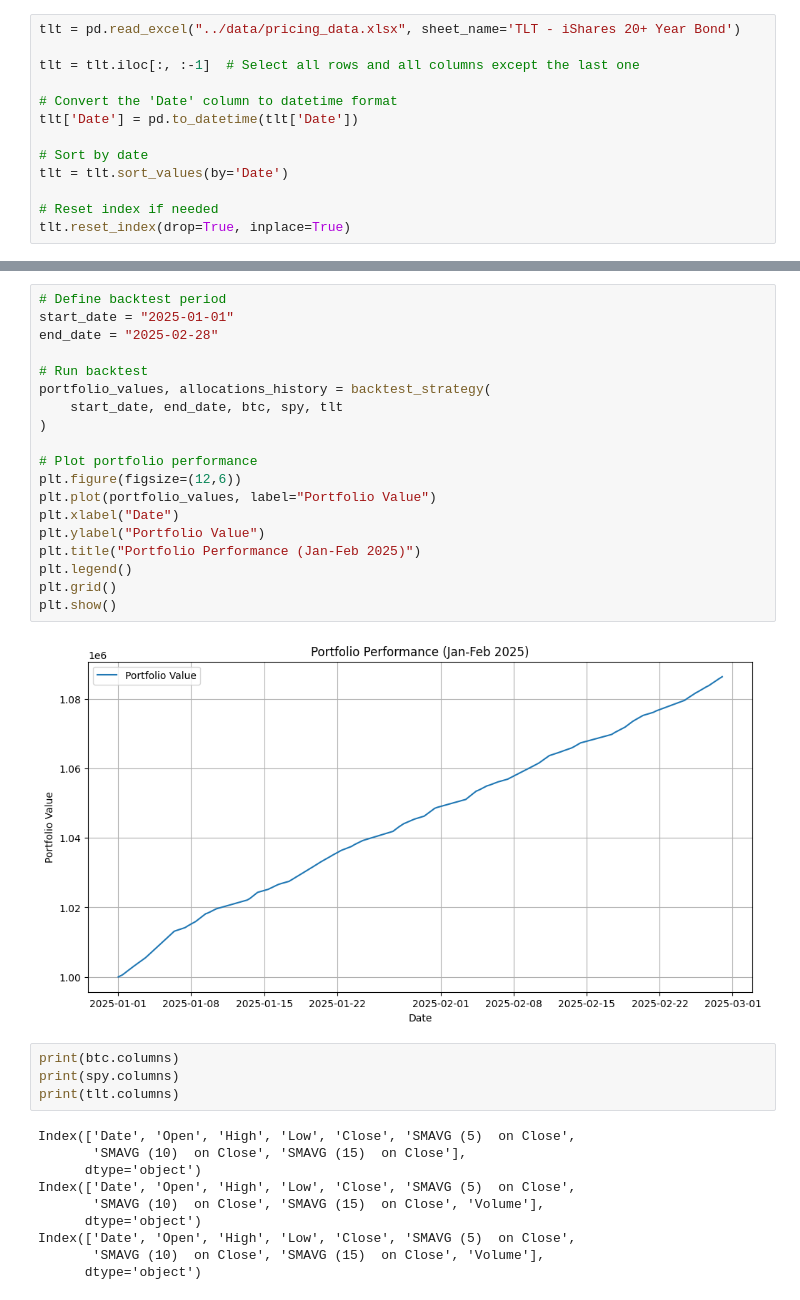
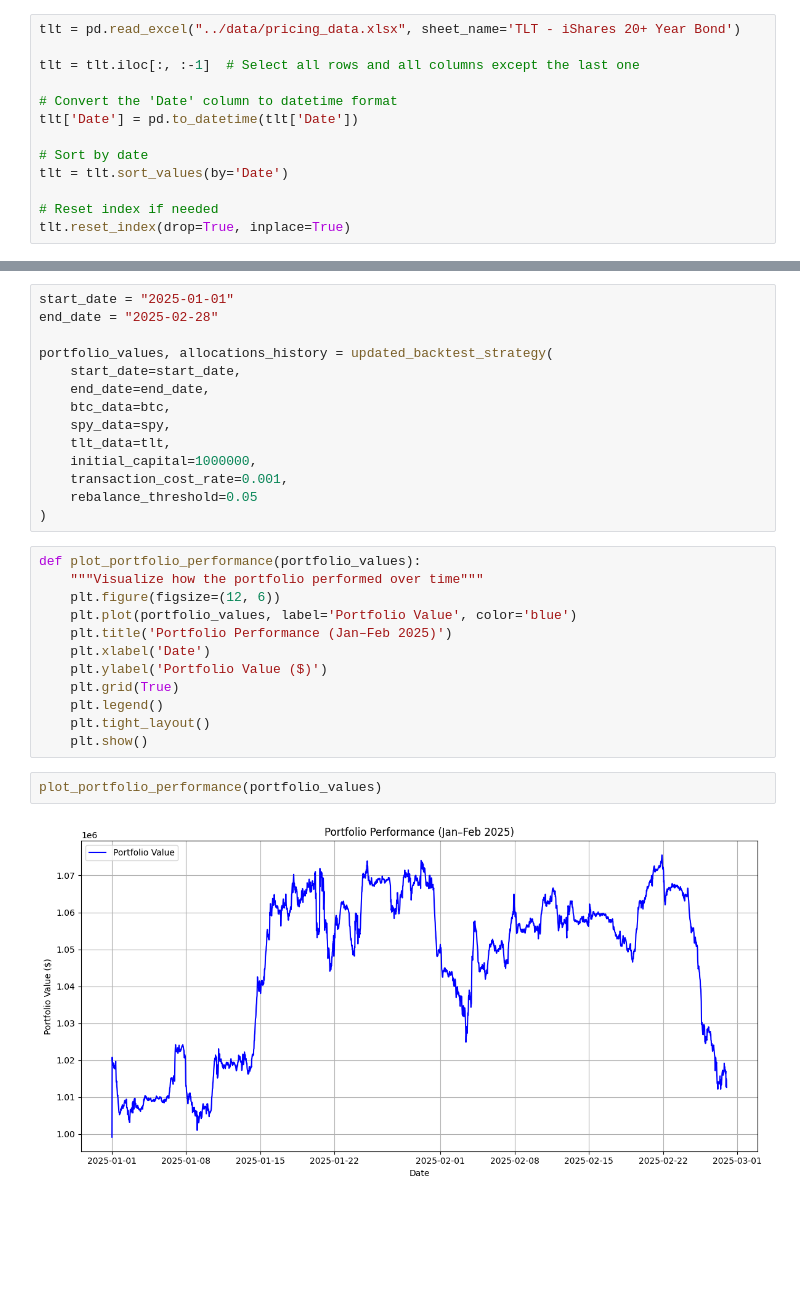
Before and after one commit to jeswid/DSE4211_Trading_Strategy, a Jupyter notebook: src/SMA.ipynb, the cells around one changed output, grey strips where cells are left out. Cells and saved outputs as stored; diff of their text form; blank space fills up the shorter version.

Commit message:
edited sma with optimal potfolio allocation

```diff
--- a/src/SMA.ipynb
+++ b/src/SMA.ipynb
@@ -314,35 +227,30 @@ def plot_portfolio_performance(portfolio_values, benchmark_values, allocation_hi
+# %%
+start_date = "2025-01-01"
+end_date = "2025-02-28"
+
+portfolio_values, allocations_history = updated_backtest_strategy(
+    start_date=start_date,
+    end_date=end_date,
+    btc_data=btc,
+    spy_data=spy,
+    tlt_data=tlt,
+    initial_capital=1000000,
+    transaction_cost_rate=0.001,
+    rebalance_threshold=0.05
+)
 # %%
-# Define backtest period
-start_date = "2025-01-01"
-end_date = "2025-02-28"
-
-# Run backtest
-portfolio_values, allocations_history = backtest_strategy(
-    start_date, end_date, btc, spy, tlt
-)
-
-# Plot portfolio performance
-plt.figure(figsize=(12,6))
-plt.plot(portfolio_values, label="Portfolio Value")
-plt.xlabel("Date")
-plt.ylabel("Portfolio Value")
-plt.title("Portfolio Performance (Jan-Feb 2025)")
-plt.legend()
-plt.grid()
-plt.show()
+def plot_portfolio_performance(portfolio_values):
+    """Visualize how the portfolio performed over time"""
+    plt.figure(figsize=(12, 6))
+    plt.plot(portfolio_values, label='Portfolio Value', color='blue')
+    plt.title('Portfolio Performance (Jan–Feb 2025)')
+    plt.xlabel('Date')
+    plt.ylabel('Portfolio Value ($)')
+    plt.grid(True)
+    plt.legend()
+    plt.tight_layout()
+    plt.show()
-# %% [output]
-[figure, removed]
-# %%
-print(btc.columns)
-print(spy.columns)
-print(tlt.columns)
-# %% [output]
-Index(['Date', 'Open', 'High', 'Low', 'Close', 'SMAVG (5)  on Close',
-       'SMAVG (10)  on Close', 'SMAVG (15)  on Close'],
-      dtype='object')
-Index(['Date', 'Open', 'High', 'Low', 'Close', 'SMAVG (5)  on Close',
-       'SMAVG (10)  on Close', 'SMAVG (15)  on Close', 'Volume'],
-      dtype='object')
-Index(['Date', 'Open', 'High', 'Low', 'Close', 'SMAVG (5)  on Close',
-       'SMAVG (10)  on Close', 'SMAVG (15)  on Close', 'Volume'],
-      dtype='object')
+# %%
+plot_portfolio_performance(portfolio_values)
+# %% [output]
+[figure, added]
```
Also changed, not shown: parts of 10 cells of this notebook.
